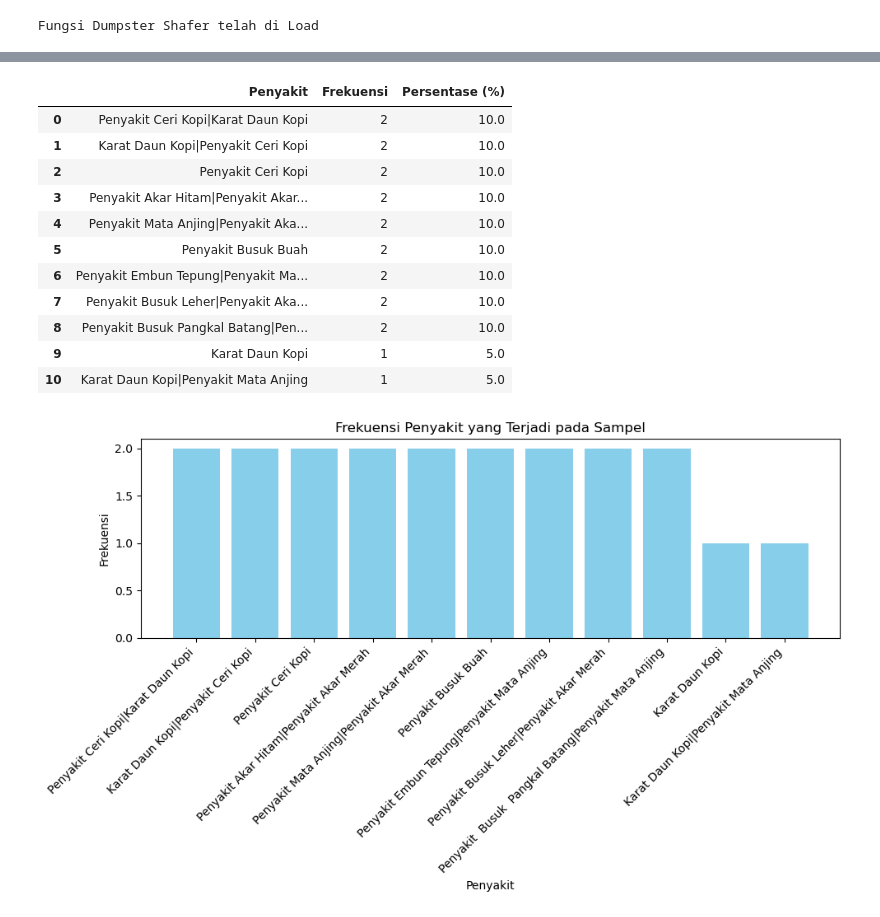
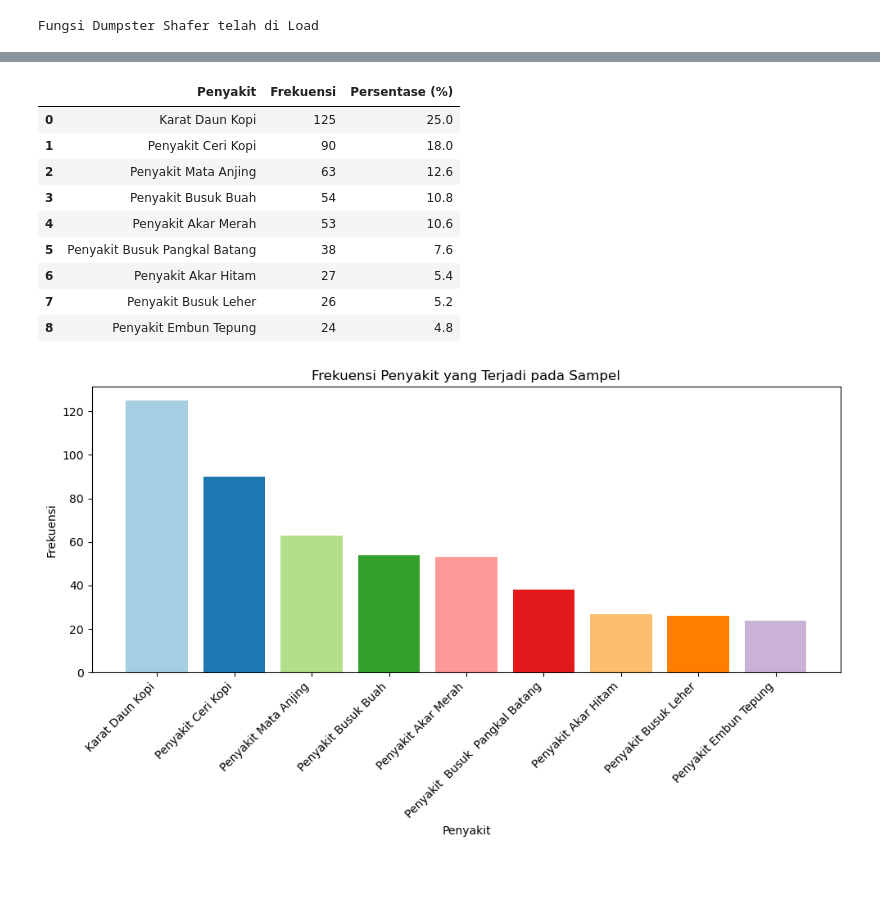
Before and after one commit to hizamruljaen123/apps_sri, a Jupyter notebook: new_ds.ipynb, the cells around one changed output, grey strips where cells are left out. Cells and saved outputs as stored; diff of their text form; code cells hidden in the pictures; blank space fills up the shorter version.

```diff
--- a/new_ds.ipynb
+++ b/new_ds.ipynb
@@ -111,11 +117,19 @@ for i, combined_mass in enumerate(results):
     if combined_mass:  # Periksa apakah combined_mass tidak kosong
         max_belief = max(combined_mass, key=combined_mass.get)
         max_prob = combined_mass[max_belief] * 100
+        # Pisahkan penyakit berdasarkan probabilitas tertinggi saja
+        max_belief = max_belief.split('|')[0]
         result_rows.append({'Sample': f'Sample {i+1}', 'Penyakit': max_belief, 'Probabilitas (%)': max_prob})
     else:
         result_rows.append({'Sample': f'Sample {i+1}', 'Penyakit': 'Tidak Diketahui', 'Probabilitas (%)': 0})
 
 final_result_df = pd.DataFrame(result_rows)
 display(final_result_df)
+
+# Save the final_result_df to an Excel file
+final_result_excel_path = 'final_result_df.xlsx'
+final_result_df.to_excel(final_result_excel_path, index=False)
+
+print("Tersimpan")
 # %% [output]
 |  | Sample | Penyakit | Probabilitas (%) |
@@ -138,15 +149,20 @@ display(final_result_df)
 # %%
+# Langkah 5: Menampilkan Tabel dan Visualisasi Frekuensi Penyakit
+
 # Menampilkan hasil dalam bentuk tabel
 result_rows = []
 for i, combined_mass in enumerate(results):
     if combined_mass:  # Periksa apakah combined_mass tidak kosong
         max_belief = max(combined_mass, key=combined_mass.get)
         max_prob = combined_mass[max_belief] * 100
+        # Pisahkan penyakit berdasarkan probabilitas tertinggi saja
+        max_belief = max_belief.split('|')[0]
         result_rows.append({'Sample': f'Sample {i+1}', 'Penyakit': max_belief, 'Probabilitas (%)': max_prob})
     else:
         result_rows.append({'Sample': f'Sample {i+1}', 'Penyakit': 'Tidak Diketahui', 'Probabilitas (%)': 0})
 
 final_result_df = pd.DataFrame(result_rows)
+
 # Menghitung frekuensi penyakit
 frequency_df = final_result_df['Penyakit'].value_counts().reset_index()
 frequency_df.columns = ['Penyakit', 'Frekuensi']
@@ -155,29 +171,30 @@ frequency_df.columns = ['Penyakit', 'Frekuensi']
 total_samples = len(final_result_df)
 frequency_df['Persentase (%)'] = (frequency_df['Frekuensi'] / total_samples) * 100
 
+# Menampilkan tabel frekuensi penyakit
 display(frequency_df)
 # %% [output]
 |  | Penyakit | Frekuensi | Persentase (%) |
-| 0 | Penyakit Ceri Kopi|Karat Daun Kopi | 2 | 10.0 |
-| 1 | Karat Daun Kopi|Penyakit Ceri Kopi | 2 | 10.0 |
-| 2 | Penyakit Ceri Kopi | 2 | 10.0 |
-| 3 | Penyakit Akar Hitam|Penyakit Akar... | 2 | 10.0 |
-| 4 | Penyakit Mata Anjing|Penyakit Aka... | 2 | 10.0 |
-| 5 | Penyakit Busuk Buah | 2 | 10.0 |
-| 6 | Penyakit Embun Tepung|Penyakit Ma... | 2 | 10.0 |
-| 7 | Penyakit Busuk Leher|Penyakit Aka... | 2 | 10.0 |
-| 8 | Penyakit Busuk Pangkal Batang|Pen... | 2 | 10.0 |
-| 9 | Karat Daun Kopi | 1 | 5.0 |
-| 10 | Karat Daun Kopi|Penyakit Mata Anjing | 1 | 5.0 |
+| 0 | Karat Daun Kopi | 125 | 25.0 |
+| 1 | Penyakit Ceri Kopi | 90 | 18.0 |
+| 2 | Penyakit Mata Anjing | 63 | 12.6 |
+| 3 | Penyakit Busuk Buah | 54 | 10.8 |
+| 4 | Penyakit Akar Merah | 53 | 10.6 |
+| 5 | Penyakit Busuk Pangkal Batang | 38 | 7.6 |
+| 6 | Penyakit Akar Hitam | 27 | 5.4 |
+| 7 | Penyakit Busuk Leher | 26 | 5.2 |
+| 8 | Penyakit Embun Tepung | 24 | 4.8 |
 # %%
-# Visualisasi frekuensi penyakit
+# Visualisasi frekuensi penyakit dengan warna berbeda untuk setiap bar
+colors = plt.cm.Paired(range(len(frequency_df)))
+
 plt.figure(figsize=(10, 6))
-plt.bar(frequency_df['Penyakit'], frequency_df['Frekuensi'], color='skyblue')
+plt.bar(frequency_df['Penyakit'], frequency_df['Frekuensi'], color=colors)
 plt.xlabel('Penyakit')
 plt.ylabel('Frekuensi')
 plt.title('Frekuensi Penyakit yang Terjadi pada Sampel')
 plt.xticks(rotation=45, ha='right')
 plt.tight_layout()
 plt.show()
 # %% [output]
-[figure, old version]
+[figure, new version]
```
Also changed, not shown: parts of 2 cells of this notebook, 3 other files.
